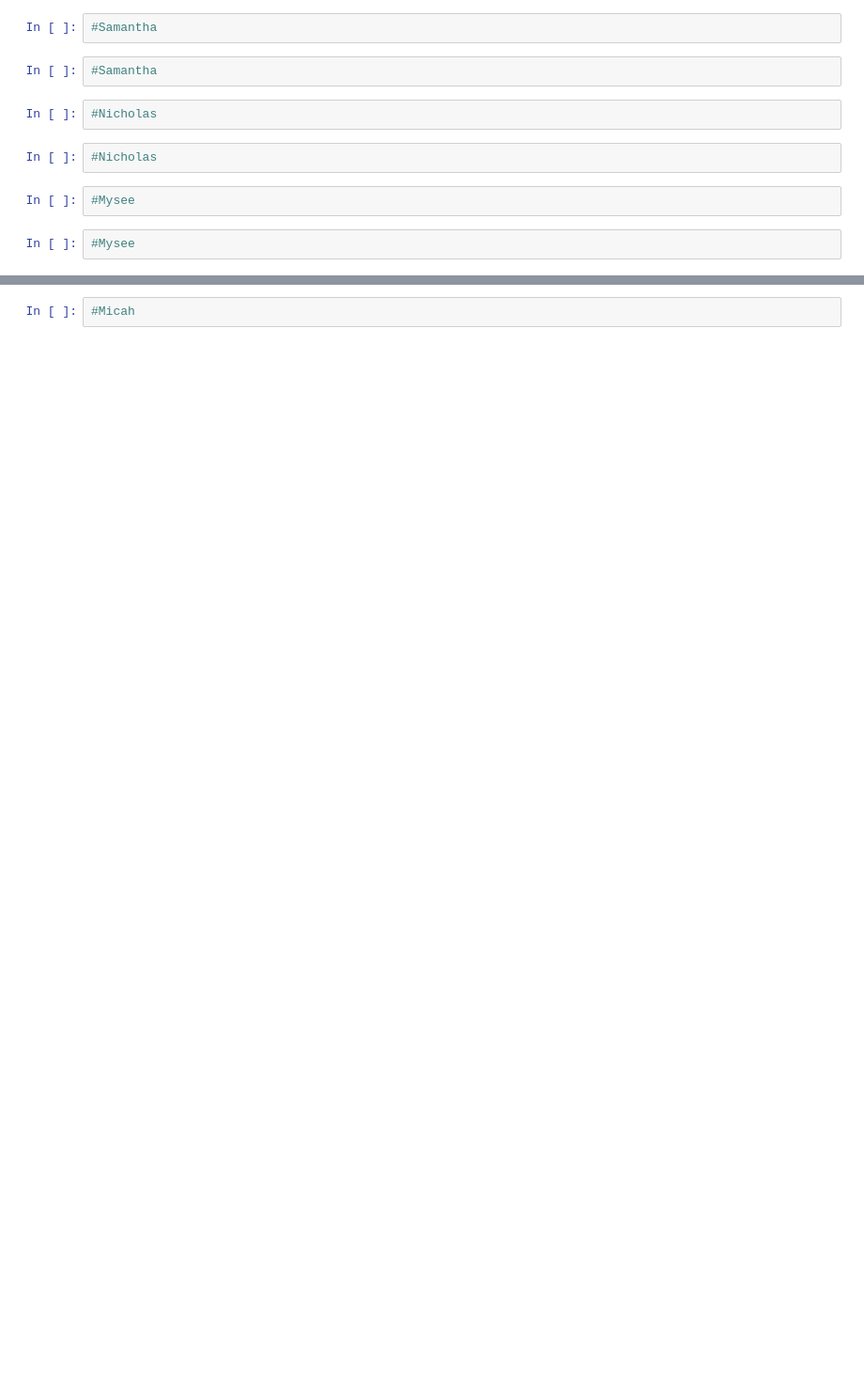
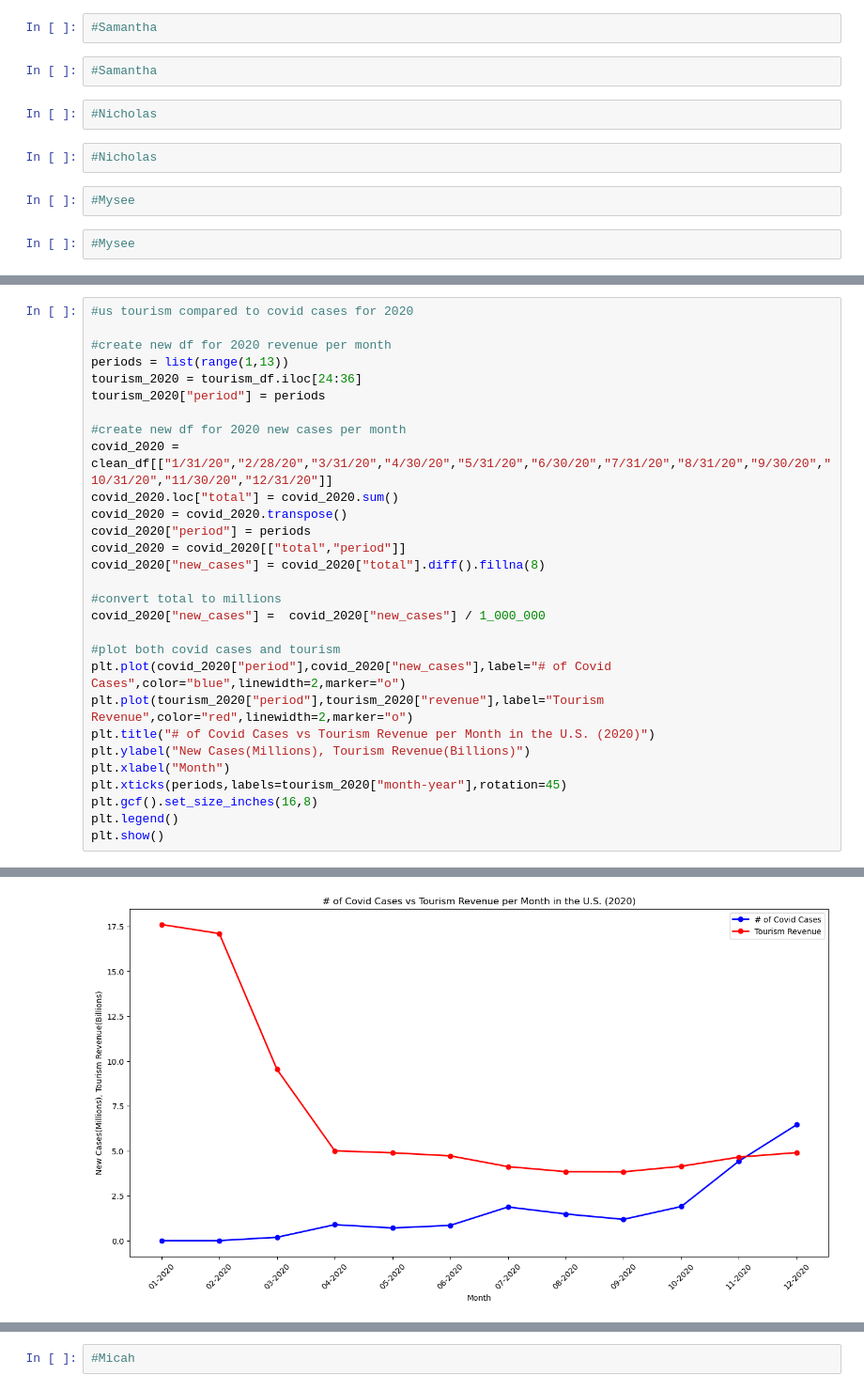
Before and after one commit to micah-11101/Covid-19Analysis, a Jupyter notebook: main.ipynb, the cells around one changed output, grey strips where cells are left out. Shown: that part at 94% size. Drawn from its saved outputs; the diff is of its cells as text; blank space fills up the shorter version.

```diff
--- a/main.ipynb
+++ b/main.ipynb
@@ -85,0 +229,30 @@ minnesota_df.plot("Admin2","2/28/23",kind="bar",figsize=(30,10))
+# %%
+#us tourism compared to covid cases for 2020
+
+#create new df for 2020 revenue per month
+periods = list(range(1,13))
+tourism_2020 = tourism_df.iloc[24:36]
+tourism_2020["period"] = periods
+
+#create new df for 2020 new cases per month
+covid_2020 = clean_df[["1/31/20","2/28/20","3/31/20","4/30/20","5/31/20","6/30/20","7/31/20","8/31/20","9/30/20","10/31/20","11/30/20","12/31/20"]]
+covid_2020.loc["total"] = covid_2020.sum()
+covid_2020 = covid_2020.transpose()
+covid_2020["period"] = periods
+covid_2020 = covid_2020[["total","period"]]
+covid_2020["new_cases"] = covid_2020["total"].diff().fillna(8)
+
+#convert total to millions
+covid_2020["new_cases"] =  covid_2020["new_cases"] / 1_000_000
+
+#plot both covid cases and tourism
+plt.plot(covid_2020["period"],covid_2020["new_cases"],label="# of Covid Cases",color="blue",linewidth=2,marker="o")
+plt.plot(tourism_2020["period"],tourism_2020["revenue"],label="Tourism Revenue",color="red",linewidth=2,marker="o")
+plt.title("# of Covid Cases vs Tourism Revenue per Month in the U.S. (2020)")
+plt.ylabel("New Cases(Millions), Tourism Revenue(Billions)")
+plt.xlabel("Month")
+plt.xticks(periods,labels=tourism_2020["month-year"],rotation=45)
+plt.gcf().set_size_inches(16,8)
+plt.legend()
+plt.show()
+# %% [output]
@@ -85,0 +268 @@ minnesota_df.plot("Admin2","2/28/23",kind="bar",figsize=(30,10))
+[figure, added]
```
Also changed, not shown: parts of 9 cells of this notebook, 2 other files.
